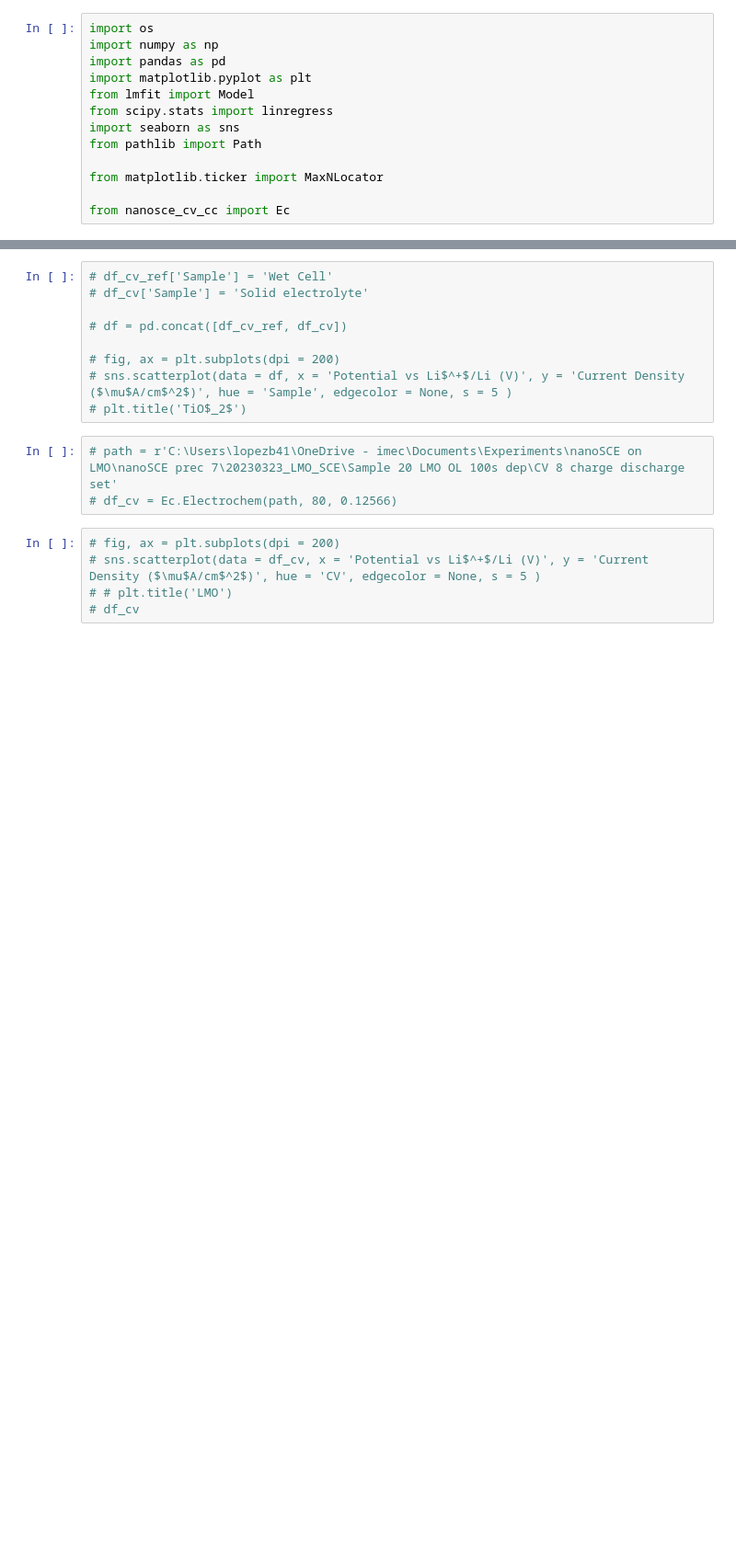
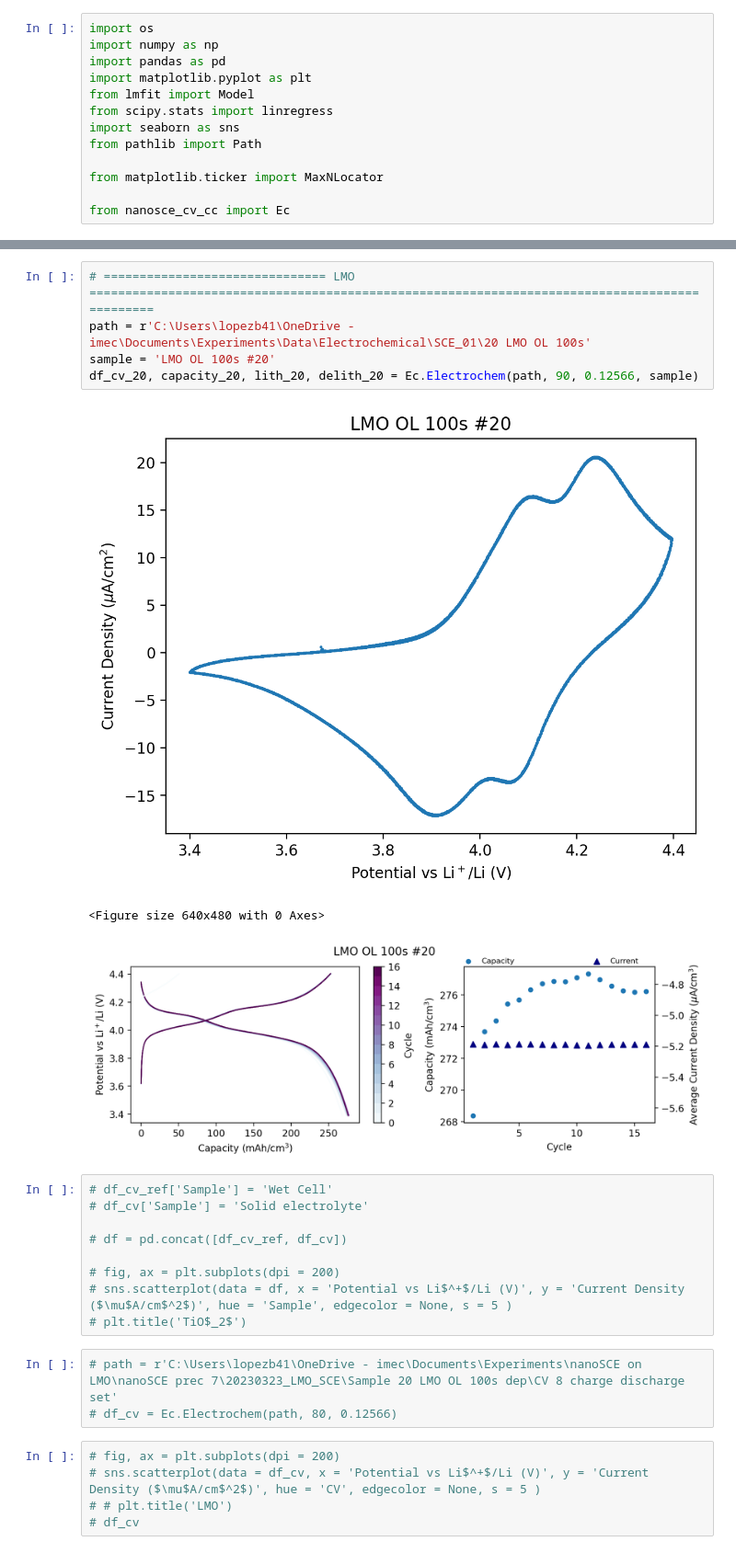
Before and after one commit to ridcil/Code, a Jupyter notebook: NanoSCE.ipynb, the cells around one changed output, grey strips where cells are left out. Shown at 92% size. Cells and saved outputs as stored; diff of their text form; blank space fills up the shorter version.

```diff
--- a/NanoSCE.ipynb
+++ b/NanoSCE.ipynb
@@ -22,3 +62,12 @@ print(capacity)
+# %%
+# =============================== LMO ==============================================================================================
+path = r'C:\Users\lopezb41\OneDrive - imec\Documents\Experiments\Data\Electrochemical\SCE_01\20 LMO OL 100s'
+sample = 'LMO OL 100s #20'
+df_cv_20, capacity_20, lith_20, delith_20 = Ec.Electrochem(path, 90, 0.12566, sample)
+# %% [output]
+[figure, added]
+<Figure size 640x480 with 0 Axes>
+[figure, added]
 # %%
 # df_cv_ref['Sample'] = 'Wet Cell'
 # df_cv['Sample'] = 'Solid electrolyte'
```
Also changed, not shown: parts of 5 cells of this notebook, 1 other file.
